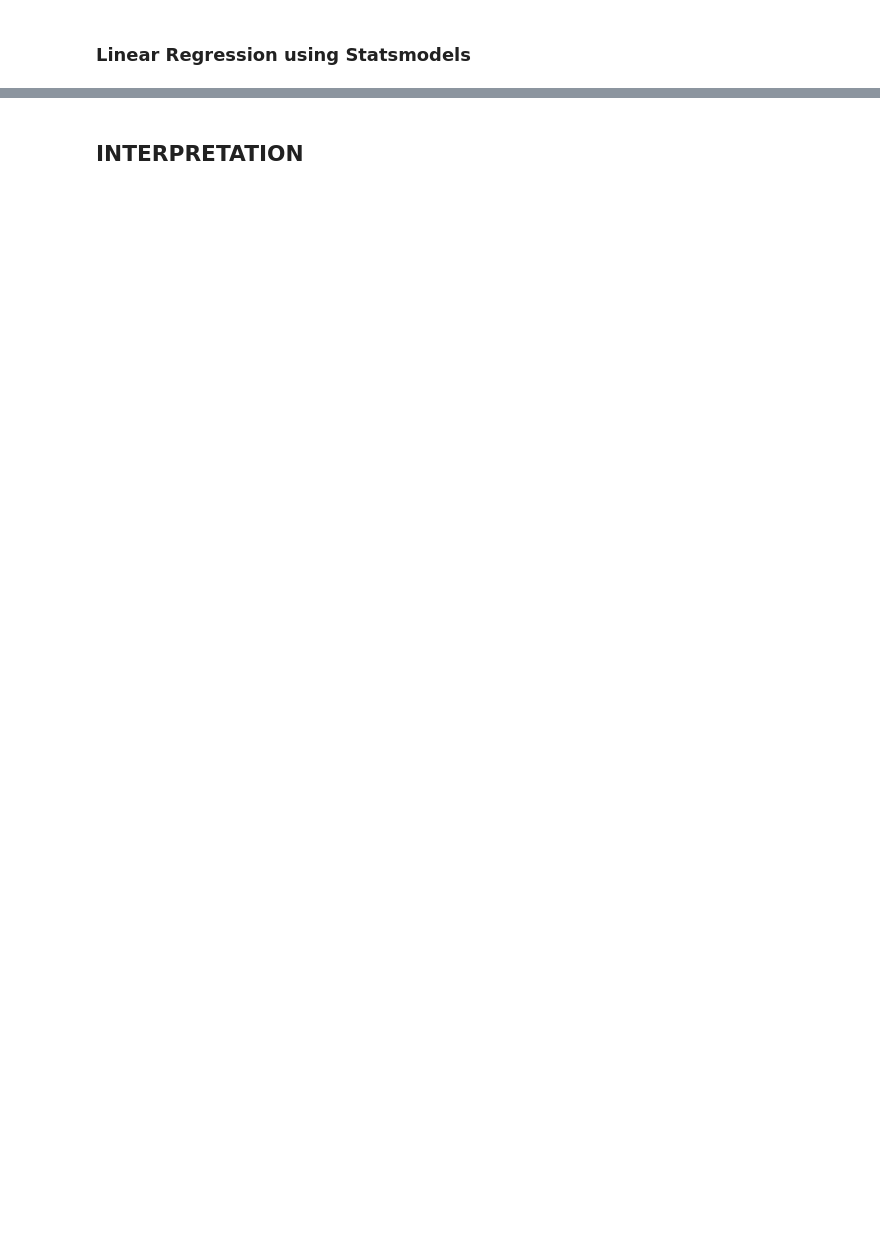
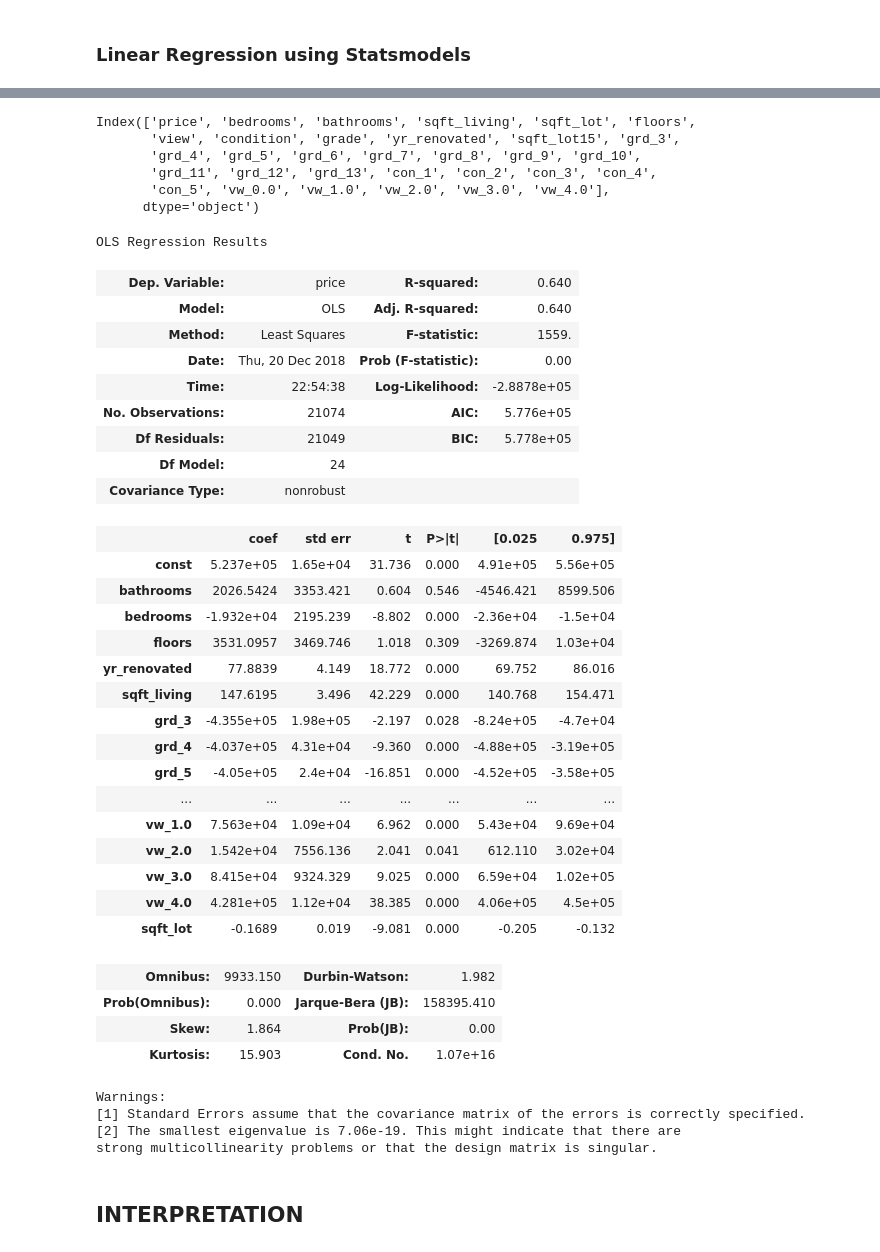
Before and after one commit to naquech-DS/dsc-1-final-project-online-ds-ft-112618, a Jupyter notebook: student.ipynb, the cells around one changed output, grey strips where cells are left out. Cells and saved outputs as stored; diff of their text form; code cells hidden in the pictures; blank space fills up the shorter version.

```diff
--- a/student.ipynb
+++ b/student.ipynb
@@ -952,13 +854,2 @@ df.head()
 # %% [markdown]
 ### Linear Regression using Statsmodels
-# %%
-# Define variables
-x = df
-y = df.price
-
-# Fit regression model
-x_int = sm.add_constant(x)      # x intercept
-model = sm.OLS(y,x_int).fit()
-
-# Inspect results
-model.summary()
@@ -1000,2 +856,63 @@ strong multicollinearity problems or that the design matrix is singular.
+# %%
+df_cat.columns
+# %% [output]
+Index(['price', 'bedrooms', 'bathrooms', 'sqft_living', 'sqft_lot', 'floors',
+       'view', 'condition', 'grade', 'yr_renovated', 'sqft_lot15', 'grd_3',
+       'grd_4', 'grd_5', 'grd_6', 'grd_7', 'grd_8', 'grd_9', 'grd_10',
+       'grd_11', 'grd_12', 'grd_13', 'con_1', 'con_2', 'con_3', 'con_4',
+       'con_5', 'vw_0.0', 'vw_1.0', 'vw_2.0', 'vw_3.0', 'vw_4.0'],
+      dtype='object')
+# %%
+# create a DF with the selected features
+feature_columns = ['bathrooms','bedrooms', 'floors','yr_renovated', 'sqft_living', 'grd_3','grd_4', 'grd_5', 'grd_6',
+                   'sqft_lot','grd_7', 'grd_8', 'grd_9', 'grd_10', 'grd_11', 'grd_12', 'grd_13', 'con_1', 'con_2', 'con_3',
+                   'con_4', 'con_5','vw_0.0', 'vw_1.0', 'vw_2.0', 'vw_3.0', 'vw_4.0', 'sqft_lot']
+
+# Define variables
+X = df_cat[feature_columns]
+y = df_cat.price
+
+# Fit regression model
+X = sm.add_constant(X)      # x intercept
+model = sm.OLS(y,X).fit()
+predictions = model.predict(X)
+
+# Inspect results
+model.summary()
+# %% [output]
+OLS Regression Results
+| Dep. Variable: | price | R-squared: | 0.640 |
+| Model: | OLS | Adj. R-squared: | 0.640 |
+| Method: | Least Squares | F-statistic: | 1559. |
+| Date: | Thu, 20 Dec 2018 | Prob (F-statistic): | 0.00 |
+| Time: | 22:54:38 | Log-Likelihood: | -2.8878e+05 |
+| No. Observations: | 21074 | AIC: | 5.776e+05 |
+| Df Residuals: | 21049 | BIC: | 5.778e+05 |
+| Df Model: | 24 |  |  |
+| Covariance Type: | nonrobust |  |  |
+|  | coef | std err | t | P>|t| | [0.025 | 0.975] |
+| const | 5.237e+05 | 1.65e+04 | 31.736 | 0.000 | 4.91e+05 | 5.56e+05 |
+| bathrooms | 2026.5424 | 3353.421 | 0.604 | 0.546 | -4546.421 | 8599.506 |
+| bedrooms | -1.932e+04 | 2195.239 | -8.802 | 0.000 | -2.36e+04 | -1.5e+04 |
+| floors | 3531.0957 | 3469.746 | 1.018 | 0.309 | -3269.874 | 1.03e+04 |
+| yr_renovated | 77.8839 | 4.149 | 18.772 | 0.000 | 69.752 | 86.016 |
+| sqft_living | 147.6195 | 3.496 | 42.229 | 0.000 | 140.768 | 154.471 |
+| grd_3 | -4.355e+05 | 1.98e+05 | -2.197 | 0.028 | -8.24e+05 | -4.7e+04 |
+| grd_4 | -4.037e+05 | 4.31e+04 | -9.360 | 0.000 | -4.88e+05 | -3.19e+05 |
+| grd_5 | -4.05e+05 | 2.4e+04 | -16.851 | 0.000 | -4.52e+05 | -3.58e+05 |
+| ... | ... | ... | ... | ... | ... | ... |
+| vw_1.0 | 7.563e+04 | 1.09e+04 | 6.962 | 0.000 | 5.43e+04 | 9.69e+04 |
+| vw_2.0 | 1.542e+04 | 7556.136 | 2.041 | 0.041 | 612.110 | 3.02e+04 |
+| vw_3.0 | 8.415e+04 | 9324.329 | 9.025 | 0.000 | 6.59e+04 | 1.02e+05 |
+| vw_4.0 | 4.281e+05 | 1.12e+04 | 38.385 | 0.000 | 4.06e+05 | 4.5e+05 |
+| sqft_lot | -0.1689 | 0.019 | -9.081 | 0.000 | -0.205 | -0.132 |
+| Omnibus: | 9933.150 | Durbin-Watson: | 1.982 |
+| Prob(Omnibus): | 0.000 | Jarque-Bera (JB): | 158395.410 |
+| Skew: | 1.864 | Prob(JB): | 0.00 |
+| Kurtosis: | 15.903 | Cond. No. | 1.07e+16 |
+Warnings:
+[1] Standard Errors assume that the covariance matrix of the errors is correctly specified.
+[2] The smallest eigenvalue is 7.06e-19. This might indicate that there are
+strong multicollinearity problems or that the design matrix is singular.
 # %% [markdown]
 ## INTERPRETATION
```
Also changed, not shown: parts of 27 cells of this notebook.
